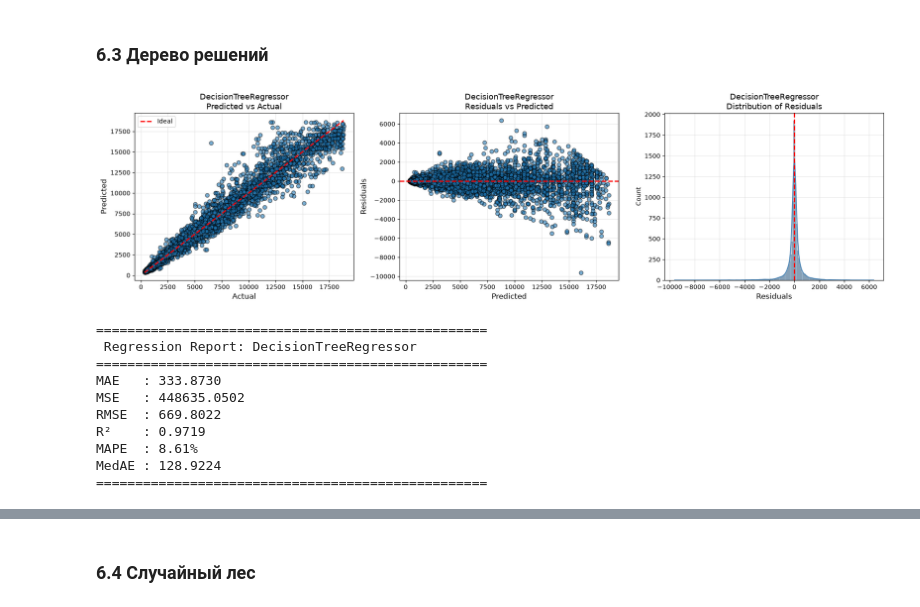
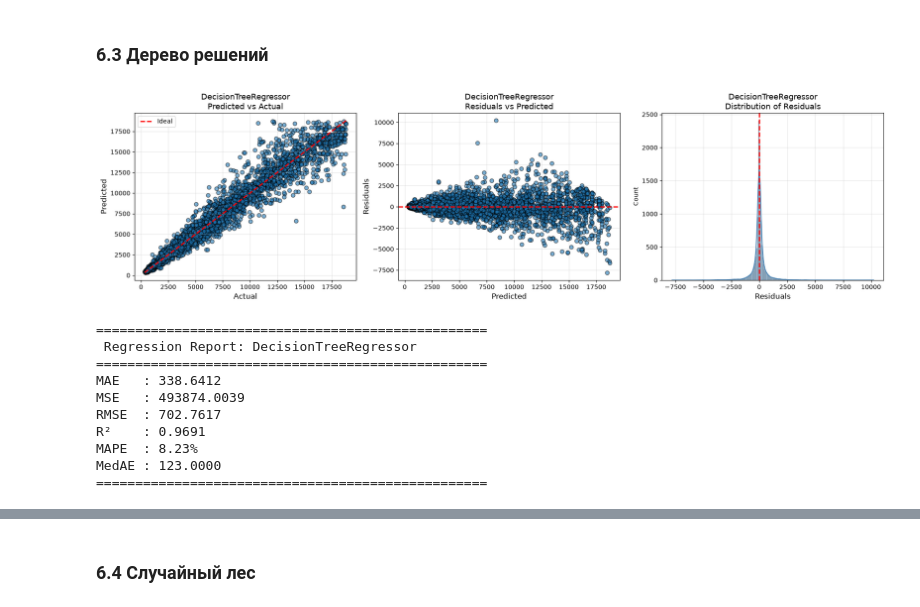
Before and after one commit to TimofeyTsvirko/regression-task, a Jupyter notebook: baseline.ipynb, the cells around one changed output, grey strips where cells are left out. Saved outputs shown, nothing was run; the diff lists cells and outputs as text; code cells hidden in the pictures.

```diff
--- a/baseline.ipynb
+++ b/baseline.ipynb
@@ -216,25 +216,25 @@ plot_feature_importance(lin_reg, feature_names)
 # %% [markdown]
 ### 6.3 Дерево решений
 # %%
-decision_tree = DecisionTreeRegressor(random_state=SEED, max_depth=12)
+decision_tree = DecisionTreeRegressor(random_state=SEED, max_depth=14)
 decision_tree.fit(X_train_preprocessed, y_train)
 
 y_pred = decision_tree.predict(X_val_preprocessed)
 
 decision_tree_metrics = evaluate_regression(
     y_test=y_val,
     y_pred=y_pred,
     model_name="DecisionTreeRegressor"
 )
 # %% [output]
-[figure, old version]
+[figure, new version]
 ==================================================
  Regression Report: DecisionTreeRegressor
 ==================================================
-MAE   : 333.8730
-MSE   : 448635.0502
-RMSE  : 669.8022
-R²    : 0.9719
-MAPE  : 8.61%
-MedAE : 128.9224
+MAE   : 338.6412
+MSE   : 493874.0039
+RMSE  : 702.7617
+R²    : 0.9691
+MAPE  : 8.23%
+MedAE : 123.0000
 ==================================================
```
Also changed, not shown: parts of 21 cells of this notebook, 1 other file.
